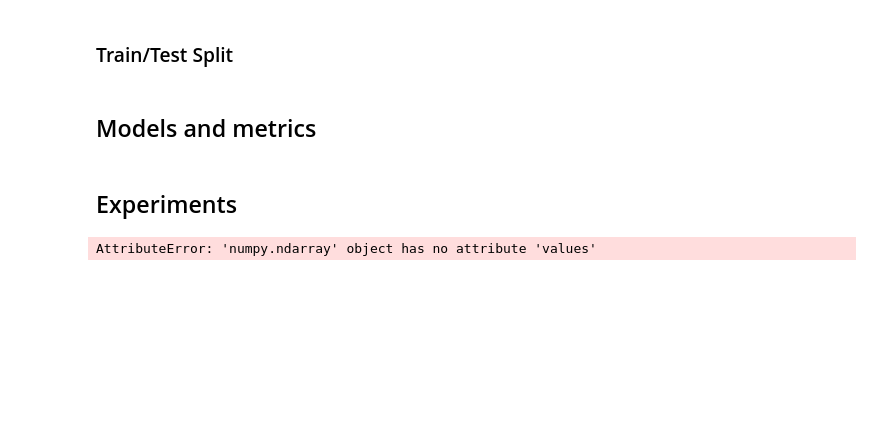
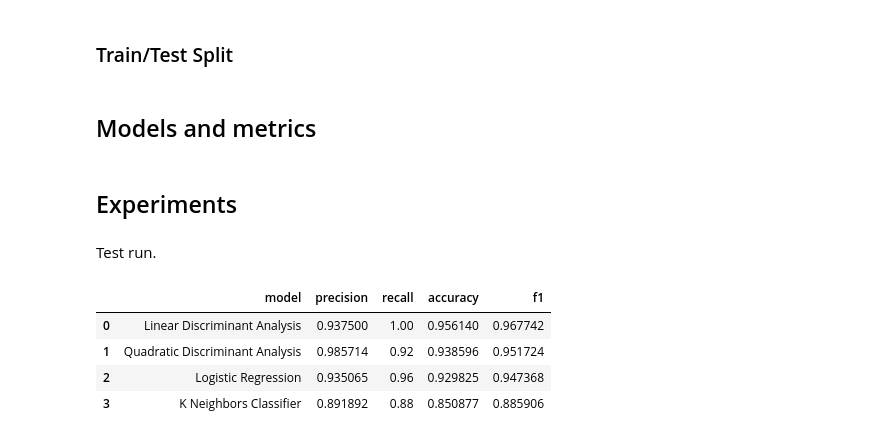
Before and after one commit to mstaczek/Logistic-Regression-with-IRLS, a Jupyter notebook: experiments.ipynb, the cells around one changed output. Drawn from its saved outputs; the diff is of its cells as text; code cells hidden in the pictures; blank space fills up the shorter version.

```diff
--- a/experiments.ipynb
+++ b/experiments.ipynb
@@ -94,12 +92,34 @@ metrics = {'precision': precision_score,
             'f1': f1_score}
 # %% [markdown]
 ## Experiments
-# %%
-def train_model(model, X_train, Y_train, X_test, Y_test, metrics):
-    model.fit(X_train, Y_train)
-    Y_pred = model.predict(X_test)
-    return {metric: metrics[metric](Y_test, Y_pred) for metric in metrics}
-
-results = {model: train_model(models[model](), X_train, Y_train, X_test, Y_test, metrics) for model in models}
-# %% [output]
-AttributeError: 'numpy.ndarray' object has no attribute 'values'
+# %% [markdown]
+Test run.
+# %%
+import pandas as pd
+from warnings import simplefilter
+import re
+from sklearn.exceptions import ConvergenceWarning
+simplefilter(action='ignore', category=ConvergenceWarning)
+
+def train_model(model, X_train, X_test, Y_train, Y_test, metrics):
+    model.fit(X_train, Y_train)
+    Y_pred = model.predict(X_test)
+    model_name = ' '.join(re.findall('[A-Z][^A-Z]*', str(model)[:-2]))
+    return {'model':model_name} | {metric: metrics[metric](Y_test, Y_pred) for metric in metrics}
+
+def train_models(models, X, Y, metrics, test_size):
+    X_train, X_test, Y_train, Y_test = train_test_split(X, Y, test_size=test_size)
+    results = []
+    for model_name, model_class in models.items():
+        results.append(train_model(model_class(), X_train, X_test, Y_train, Y_test, metrics))
+    df = pd.DataFrame(results)
+    return df
+
+df = train_models(models, X, Y, metrics, test_size=0.2)
+df
+# %% [output]
+|  | model | precision | recall | accuracy | f1 |
+| 0 | Linear Discriminant Analysis | 0.937500 | 1.00 | 0.956140 | 0.967742 |
+| 1 | Quadratic Discriminant Analysis | 0.985714 | 0.92 | 0.938596 | 0.951724 |
+| 2 | Logistic Regression | 0.935065 | 0.96 | 0.929825 | 0.947368 |
+| 3 | K Neighbors Classifier | 0.891892 | 0.88 | 0.850877 | 0.885906 |
```
Also changed, not shown: parts of 6 cells of this notebook.
